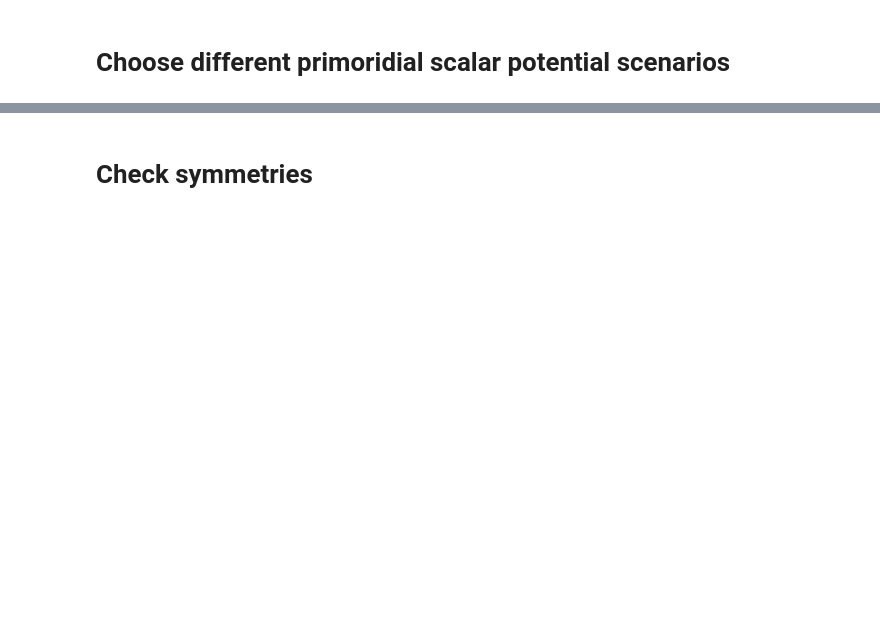
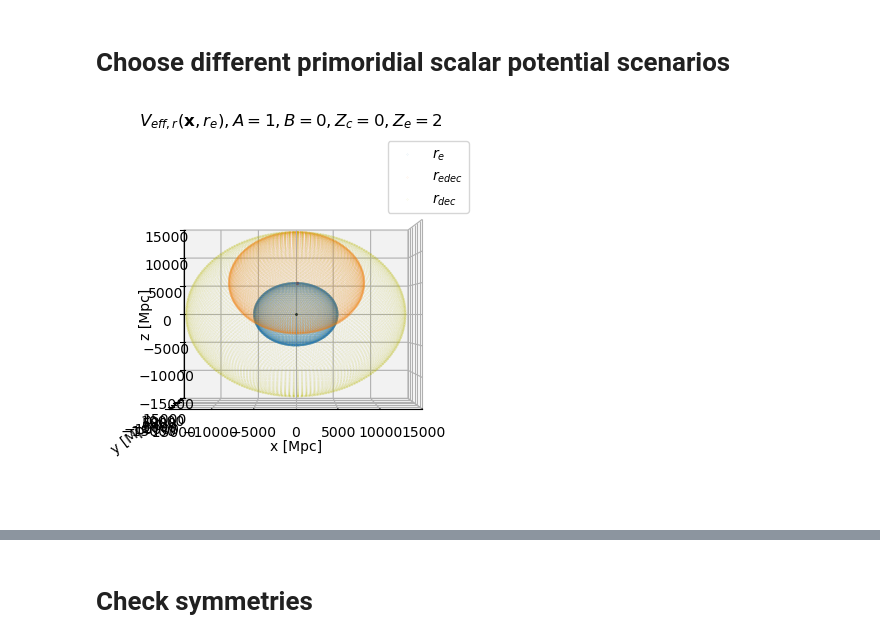
Before and after one commit to catketchup/ReCCO, a Jupyter notebook: code/Pylian_test.ipynb, the cells around one changed output, grey strips where cells are left out. Cells and saved outputs as stored; diff of their text form; code cells hidden in the pictures; blank space fills up the shorter version.

```diff
--- a/code/Pylian_test.ipynb
+++ b/code/Pylian_test.ipynb
@@ -421 +450,78 @@ elif PriPerturbation == 'Both':
+# %%
+# try to plot the sphere on heapix plot
+# https://healpy.readthedocs.io/en/latest/tutorial.html
+NSIDE = 32
+NPIX = hp.nside2npix(NSIDE)
+
+theta_deg, phi_deg = np.degrees(hp.pix2ang(nside=NSIDE, ipix=np.arange(NPIX)))
+theta = theta_deg * pi / 180.0
+phi = phi_deg * pi / 180.0
+
+x_e = r_e*np.sin(theta)*np.cos(phi) #Mpc
+y_e = r_e*np.sin(theta)*np.sin(phi) #Mpc
+z_e = r_e*np.cos(theta) #Mpc
+
+if 0:
+    fig = plt.figure()
+    ax = fig.add_subplot(projection='3d')
+
+    ax.scatter(x_e,y_e,z_e, s=0.2)
+    # ax.set_xlim([-r_o, r_o])
+    # ax.set_ylim([-r_o, r_o])
+    # ax.set_zlim([-r_o, r_o])
+    ax.set_xlabel(r'x')
+    ax.set_ylabel(r'y')
+    ax.set_zlabel(r'z')
+    # ax.view_init(90, -90)
+
+# see https://stackoverflow.com/questions/11140163/plotting-a-3d-cube-a-sphere-and-a-vector and \
+# https://stackoverflow.com/questions/64656951/plotting-spheres-of-radius-r
+# check https://stackoverflow.com/questions/11140163/plotting-a-3d-cube-a-sphere-and-a-vector
+# Z_e = 2
+# a_e = 1/(1+Z_e)
+# firstly obtain all the points at r_e = tau(a=1)-tau(a=a_e)
+fig = plt.figure()
+ax = fig.add_subplot(projection='3d')
+
+# then plot the LSS for an electron at this sphere and the LSS for us
+# pick a certain point at the sphere with coordinate of (a_e, x_e, y_e, z_e)
+
+x_edec_s = r_edec*np.sin(theta)*np.cos(phi)
+y_edec_s = r_edec*np.sin(theta)*np.sin(phi)
+z_edec_s = r_edec*np.cos(theta)
+# ax.scatter(x_e,y_e,z_e, color='r', s=10)
+
+# get r_dec
+# u, v = np.mgrid[0:2*np.pi:20j, 0:np.pi:20j]
+x_dec_s = r_dec*np.sin(theta)*np.cos(phi)
+y_dec_s = r_dec*np.sin(theta)*np.sin(phi)
+z_dec_s = r_dec*np.cos(theta)
+
+ax.scatter(x_e, y_e, z_e, alpha=0.4, label=r'$r_{e}$', s=0.01)
+ax.scatter(x_edec_s+x_e[0], y_edec_s+y_e[0], z_edec_s+z_e[0], alpha=0.4, label=r'$r_{edec}$', s=0.01)
+ax.scatter(x_dec_s, y_dec_s, z_dec_s, color='y', alpha=0.4, label=r'$r_{dec}$', s=0.01)
+ax.scatter(0,0,0, color='k', s=1)
+ax.scatter(x_e[0],y_e[0],z_e[0], color='r', s=2)
+
+
+yy_c, zz_c = np.meshgrid(y, z)
+xx_c = x_c*np.ones_like(yy_c)
+if direction == 'x':
+    ax.plot_surface(xx_c, yy_c, zz_c, alpha=0.2)
+if direction == 'y':
+    ax.plot_surface(yy_c, xx_c, zz_c, alpha=0.2)
+elif direction == 'z':
+    ax.plot_surface(yy_c, zz_c, xx_c, alpha=0.2)
+
+ax.set_xlim([-BoxSize/2, BoxSize/2])
+ax.set_ylim([-BoxSize/2, BoxSize/2])
+ax.set_zlim([-BoxSize/2,BoxSize/2])
+ax.set_xlabel(r'x [Mpc]')
+ax.set_ylabel(r'y [Mpc]')
+ax.set_zlabel(r'z [Mpc]')
+ax.set_title(r'$V_{eff, r}(\mathbf{x}, r_e), A=%s, B=%s, Z_{c}=%s, Z_{e}=%s$'%(A, B, z_c, Z_e))
+ax.legend()
+ax.view_init(0, -90)
+# %% [output]
+[figure, added]
 # %%
```
Also changed, not shown: parts of 33 cells of this notebook, 6 other files.
